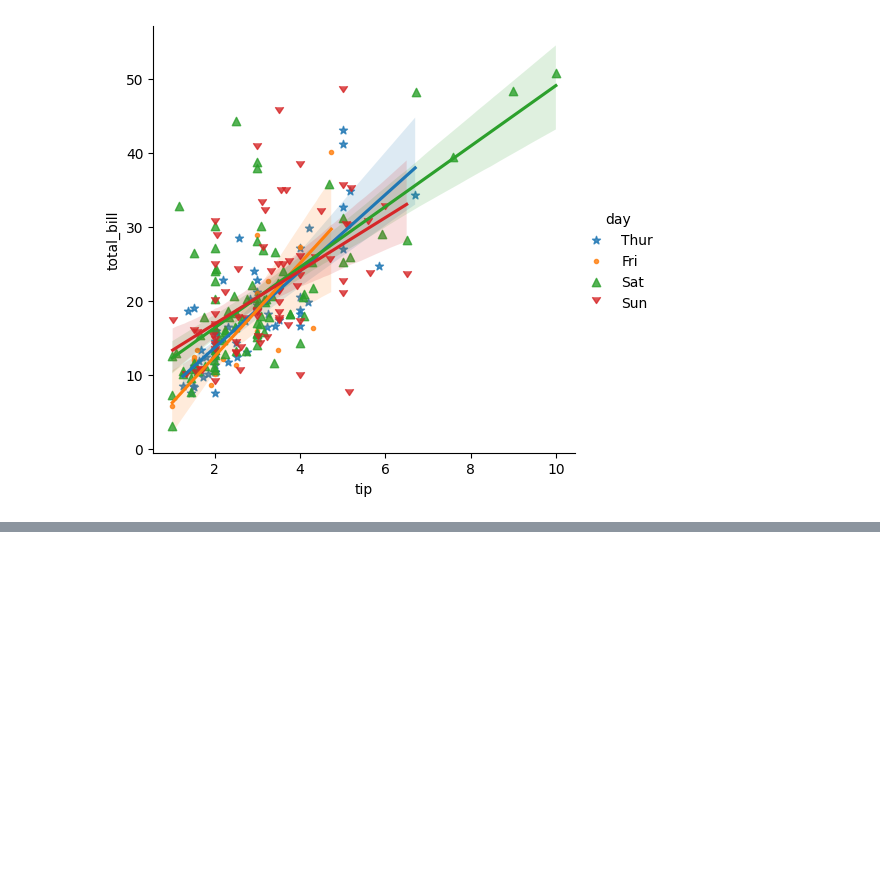
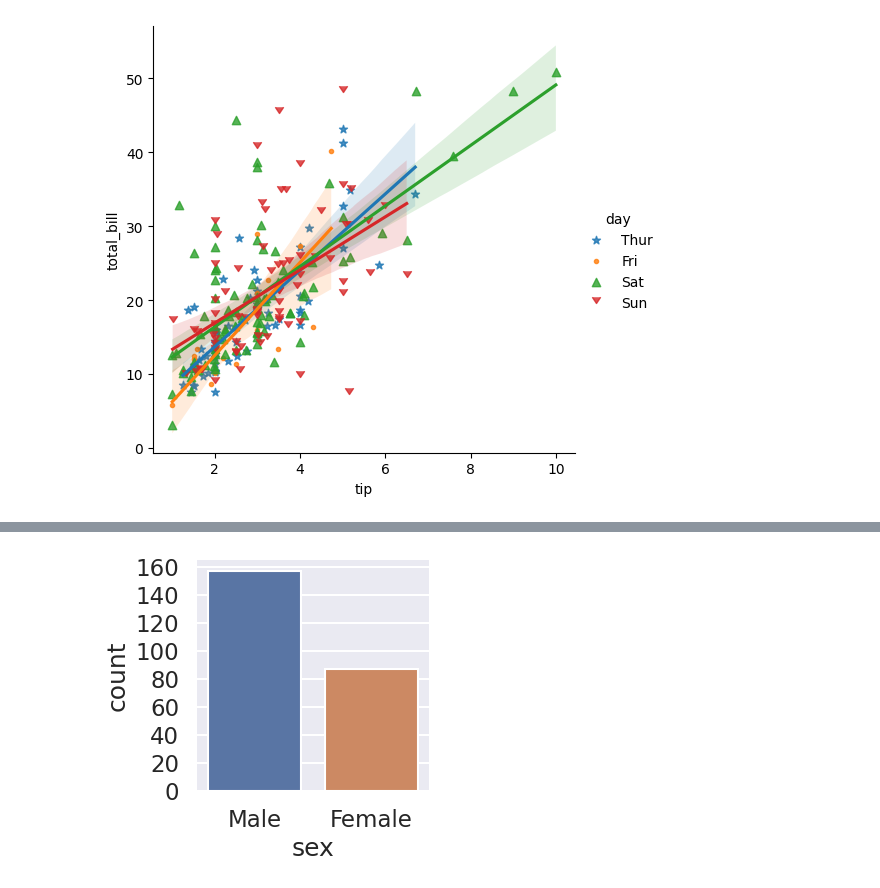
Before and after one commit to jp-vasoya-02/machine-learning-Data-Science-, a Jupyter notebook: seaborn/matrix-regression-style.ipynb, the cells around one changed output, grey strips where cells are left out. Saved outputs shown, nothing was run; the diff lists cells and outputs as text; code cells hidden in the pictures; blank space fills up the shorter version.

```diff
--- a/seaborn/matrix-regression-style.ipynb
+++ b/seaborn/matrix-regression-style.ipynb
@@ -47,0 +60,8 @@ sns.lmplot(data=tips,x="tip",y="total_bill",hue="day",markers=["*",".","^",7])
+# %%
+plt.figure(figsize=(3,3))
+sns.countplot(data=tips,x="sex",)
+sns.set_style("darkgrid")
+sns.despine(left=True)
+sns.set_context("talk",font_scale=0.1)
+# %% [output]
+[figure, added]
```
Also changed, not shown: parts of 3 cells of this notebook.
